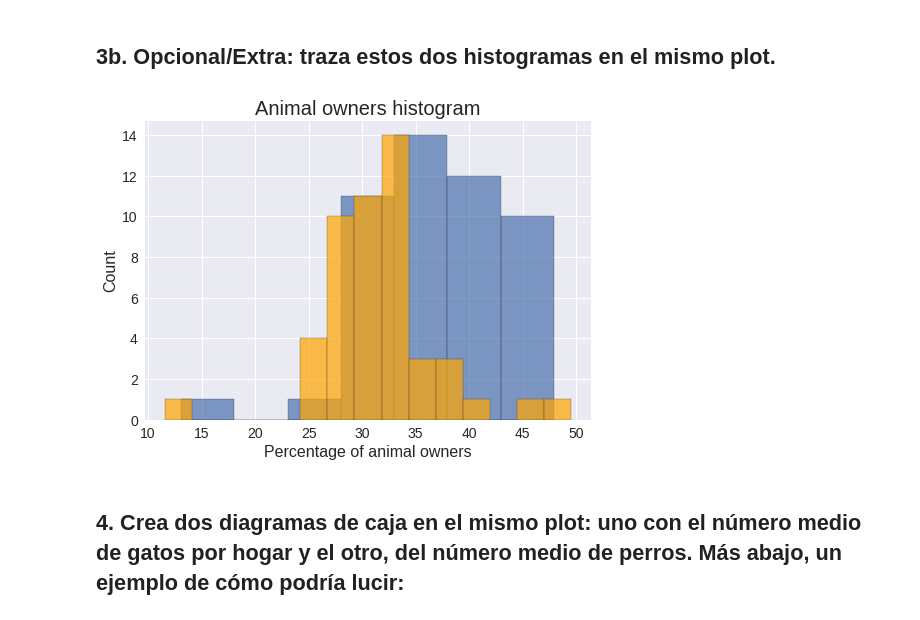
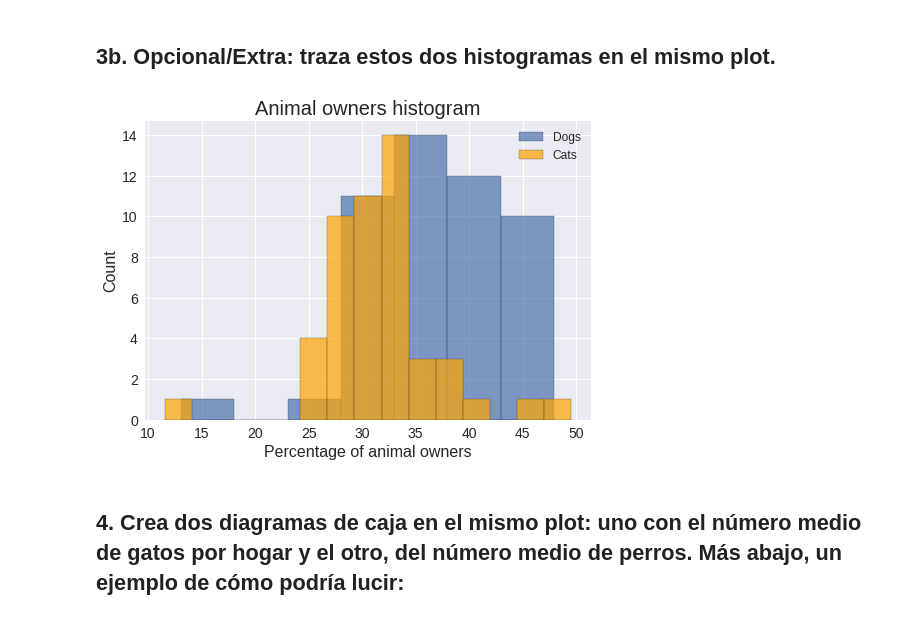
Before and after one commit to JGuarnizo/Coding_Dojo, a Jupyter notebook: Data_Science_Fundamentals/Week4_Statistical_Inference/Ejercicio_Histograma_BoxDiagram_JG.ipynb, the cells around one changed output. Drawn from its saved outputs; the diff is of its cells as text; code cells hidden in the pictures.

```diff
--- a/Data_Science_Fundamentals/Week4_Statistical_Inference/Ejercicio_Histograma_BoxDiagram_JG.ipynb
+++ b/Data_Science_Fundamentals/Week4_Statistical_Inference/Ejercicio_Histograma_BoxDiagram_JG.ipynb
@@ -92,15 +94,16 @@ estados
 # %% [markdown]
 ## 3b. Opcional/Extra: traza estos dos histogramas en el mismo plot.
 # %%
-df['Percentage of Dog Owners'].hist(bins=7, edgecolor='black', alpha=0.7)
-df['Percentage of Cat Owners'].hist(bins=15, edgecolor='black', alpha=0.7, color='orange')
+df['Percentage of Dog Owners'].hist(bins=7, edgecolor='black', alpha=0.7, label = 'Dogs')
+df['Percentage of Cat Owners'].hist(bins=15, edgecolor='black', alpha=0.7, color='orange', label = 'Cats')
+plt.legend(loc='upper right', fontsize=12)
 plt.xticks(fontsize = 14)
 plt.yticks(fontsize = 14)
 plt.xlabel('Percentage of animal owners', fontsize=16)
 plt.ylabel('Count', fontsize=16)
 plt.title('Animal owners histogram', fontsize=20);
 # %% [output]
-[figure, old version]
+[figure, new version]
 # %% [markdown]
 ## 4. Crea dos diagramas de caja en el mismo plot: uno con el número medio de gatos por hogar y el otro, del número medio de perros. Más abajo, un ejemplo de cómo podría lucir:
 # %%
```
Also changed, not shown: parts of 2 cells of this notebook.
